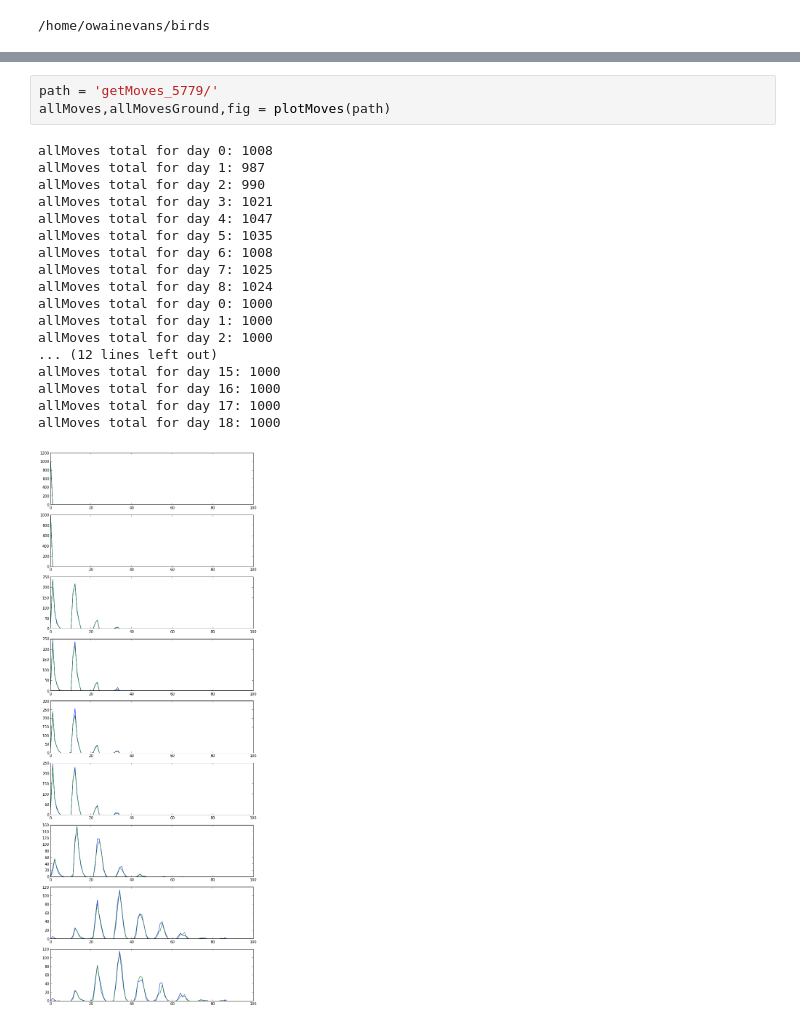
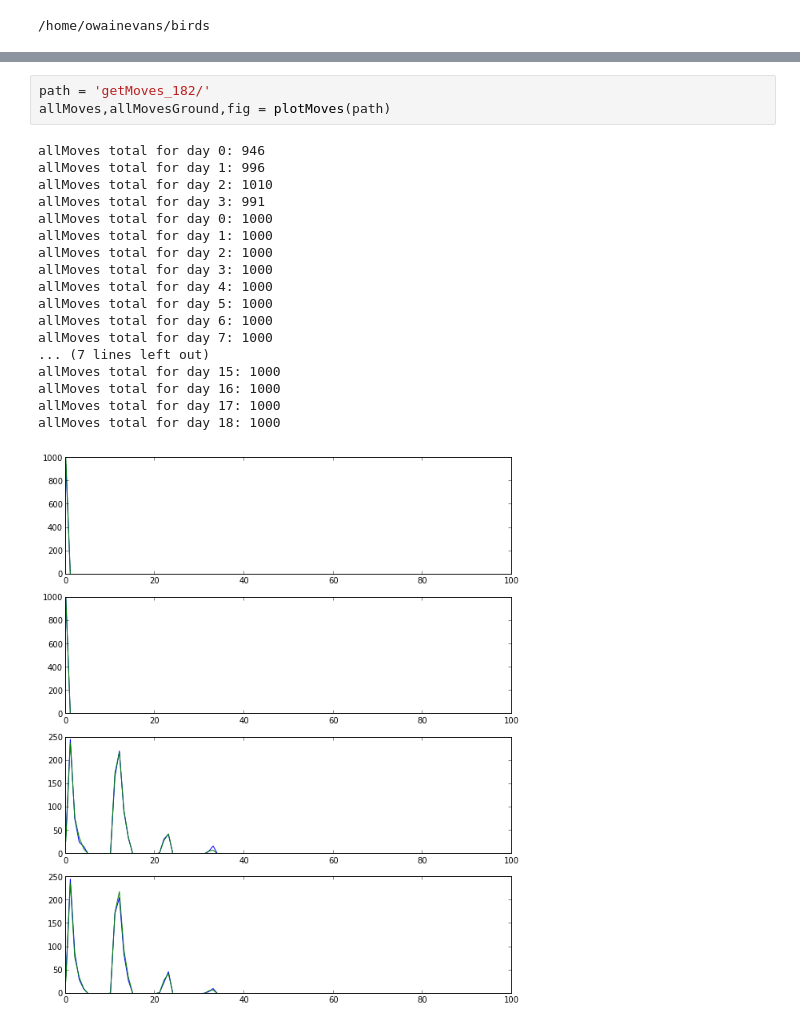
Before and after one commit to owainevans/birds, a Jupyter notebook: getMoves.ipynb, the cells around one changed output, grey strips where cells are left out. Drawn from its saved outputs; the diff is of its cells as text.

```diff
--- a/getMoves.ipynb
+++ b/getMoves.ipynb
@@ -14,24 +7,24 @@ or matplotlib.backends is imported for the first time.
 # %%
-path = 'getMoves_5779/'
+path = 'getMoves_182/'
 allMoves,allMovesGround,fig = plotMoves(path)
 # %% [output]
-allMoves total for day 0: 1008
-allMoves total for day 1: 987
-allMoves total for day 2: 990
-allMoves total for day 3: 1021
-allMoves total for day 4: 1047
-allMoves total for day 5: 1035
-allMoves total for day 6: 1008
-allMoves total for day 7: 1025
-allMoves total for day 8: 1024
+allMoves total for day 0: 946
+allMoves total for day 1: 996
+allMoves total for day 2: 1010
+allMoves total for day 3: 991
 allMoves total for day 0: 1000
 allMoves total for day 1: 1000
 allMoves total for day 2: 1000
-... (12 lines left out)
+allMoves total for day 3: 1000
+allMoves total for day 4: 1000
+allMoves total for day 5: 1000
+allMoves total for day 6: 1000
+allMoves total for day 7: 1000
+... (7 lines left out)
 allMoves total for day 15: 1000
 allMoves total for day 16: 1000
 allMoves total for day 17: 1000
 allMoves total for day 18: 1000
-[figure, old version]
+[figure, new version]
 # %%
 no_days=19
```
Also changed, not shown: parts of 3 cells of this notebook, 1 other file.
